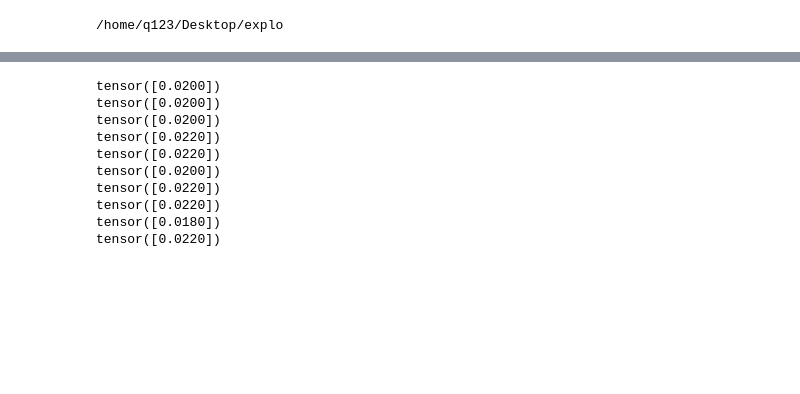
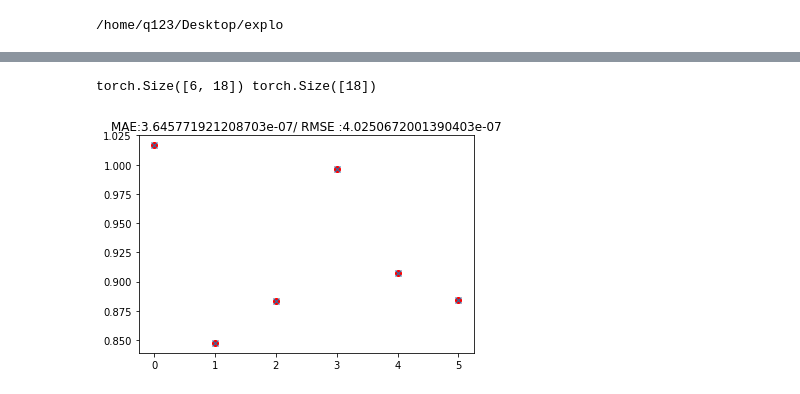
Before and after one commit to kallel-mahdi/explo, a Jupyter notebook: experiments/tester.ipynb, the cells around one changed output, grey strips where cells are left out. Cells and saved outputs as stored; diff of their text form; code cells hidden in the pictures; blank space fills up the shorter version.

```diff
--- a/experiments/tester.ipynb
+++ b/experiments/tester.ipynb
@@ -86,13 +82,0 @@ ModuleNotFoundError: No module named 'src'
-# %%
-from src.tester import Tester
-
-env_name = "CartPole-v1"
-kernel_name = "rbf"
-
-env_config,likelihood_config,kernel_config,_,_ = get_configs(env_name,kernel_name)
-model,objective_env = setup_experiment(env_config,kernel_config,likelihood_config)
-tester = Tester(model,objective_env,
-                 "/home/q123/Desktop/explo/local_optima/"+env_name,1e-2,
-                 n_train=100,n_test=100,n_episodes=5)
-
-train_data,train_pred,test_data,test_pred,tmp = tester.run()
@@ -113,17 +83,34 @@ covar_lengthscale max 0.5307373404502869 / min 0.031301017850637436
-# %%
-params = torch.rand(5)
-
-for i in range(10):
-   reward,_ =objective_env(params)
-   print(reward)
-# %% [output]
-tensor([0.0200])
-tensor([0.0200])
-tensor([0.0200])
-tensor([0.0220])
-tensor([0.0220])
-tensor([0.0200])
-tensor([0.0220])
-tensor([0.0220])
-tensor([0.0180])
-tensor([0.0220])
+# %%
+from sklearn.linear_model import ARDRegression
+import matplotlib.pyplot as plt
+from sklearn.metrics import mean_absolute_error as mae
+from sklearn.metrics import mean_squared_error as mse
+
+train_x,train_y,train_s = train_data
+test_x,test_y,test_s = test_data
+local_opt,opt_states = opt_data
+
+Phi_train = tester.model.mlp(train_x,opt_states).flatten(start_dim=1)
+Phi_test = tester.model.mlp(test_x,opt_states).flatten(start_dim=1)
+Y_train,Y_test = train_y,test_y
+
+ard = ARDRegression(compute_score=True, n_iter=100).fit(Phi_train, Y_train)
+Y_train_pred = ard.predict(Phi_train)
+Y_test_pred = ard.predict(Phi_test)
+
+def plot(x,best_x,y,y_hat):
+
+    print(x.shape,best_x.shape)
+    dist = torch.linalg.norm(x-best_x,dim=1)
+    idx = torch.argsort(dist)
+    y = y[idx]
+    y_hat = y_hat[idx]
+    x_plot = range(len(y))
+    plt.scatter(x_plot,y,label="true",color="red")
+    plt.errorbar(x_plot,y_hat,label="prediction",fmt="x")
+    plt.title("MAE:"+str(mae(y,y_hat)) +"/ RMSE :"+str(mse(y,y_hat,squared=False)))
+# %%
+plot(train_x,local_opt.squeeze(),Y_train,Y_train_pred)
+# %% [output]
+torch.Size([6, 18]) torch.Size([18])
+[figure, added]
```
Also changed, not shown: parts of 8 cells of this notebook, 7 other files.
